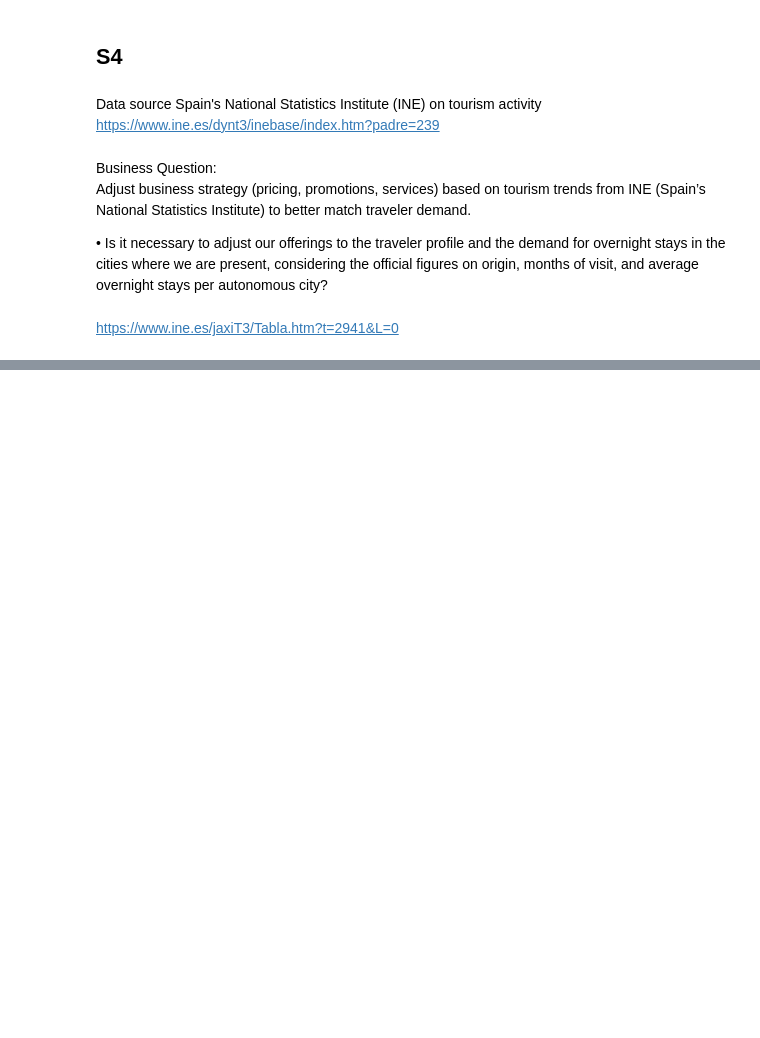
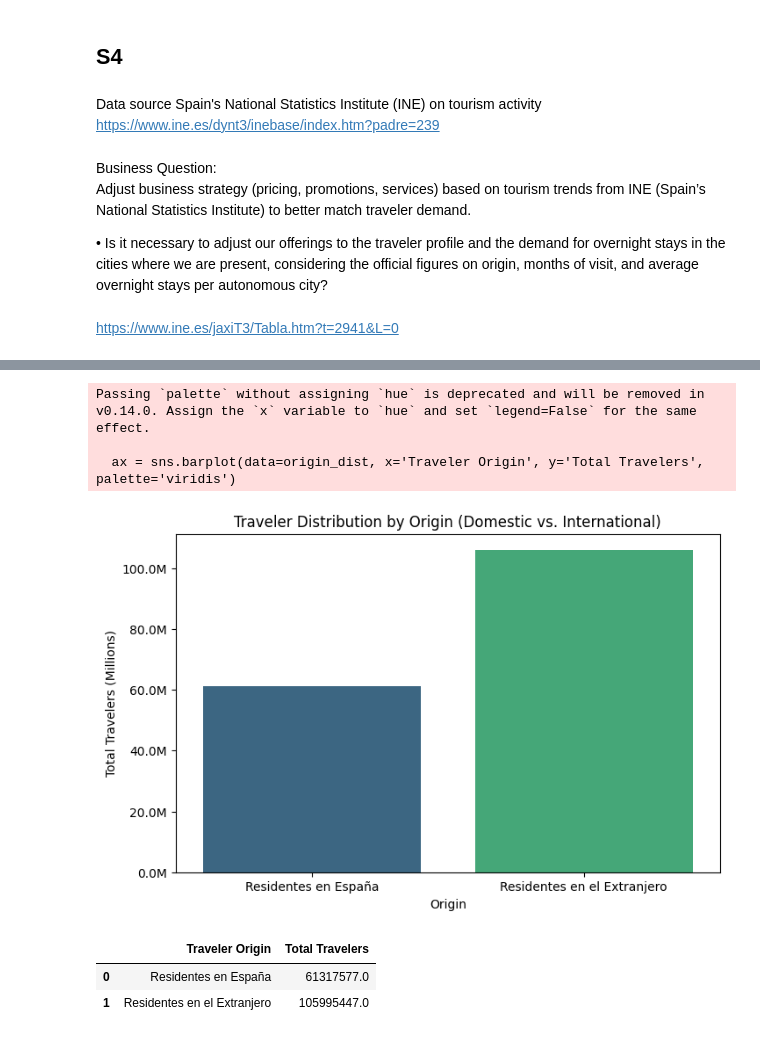
Before and after one commit to luybashu/tourism-accomodations-project, a Jupyter notebook: Scripts/S4_Encuesta de ocupación hotelera.ipynb, the cells around one changed output, grey strips where cells are left out. Drawn from its saved outputs; the diff is of its cells as text; code cells hidden in the pictures; blank space fills up the shorter version.

```diff
--- a/Scripts/S4_Encuesta de ocupación hotelera.ipynb
+++ b/Scripts/S4_Encuesta de ocupación hotelera.ipynb
@@ -135,12 +280,28 @@ df_final['Month'] = df_final['Month'].map(month_map)
 # %%
 origin_dist = df_final.groupby('Traveler Origin')['Total Travelers'].sum().reset_index()
 
 plt.figure(figsize=(8, 5))
-sns.barplot(data=origin_dist, x='Traveler Origin', y='Total Travelers', palette='viridis')
+ax = sns.barplot(data=origin_dist, x='Traveler Origin', y='Total Travelers', palette='viridis')
+
+ax.yaxis.set_major_formatter(
+    plt.FuncFormatter(lambda x, pos: f'{x/1_000_000:.1f}M')
+)
+
 plt.title("Traveler Distribution by Origin (Domestic vs. International)")
 plt.ylabel("Total Travelers (Millions)")
 plt.xlabel("Origin")
 plt.show()
+# %% [output]
+Passing `palette` without assigning `hue` is deprecated and will be removed in v0.14.0. Assign the `x` variable to `hue` and set `legend=False` for the same effect.
+
+  ax = sns.barplot(data=origin_dist, x='Traveler Origin', y='Total Travelers', palette='viridis')
+[figure, added]
+# %%
+origin_dist
+# %% [output]
+|  | Traveler Origin | Total Travelers |
+| 0 | Residentes en España | 61317577.0 |
+| 1 | Residentes en el Extranjero | 105995447.0 |
 # %%
 regional_stays = df_final.groupby('Comunidades y Ciudades Autónomas')['Total Overnight Stays'].sum()
 regional_avg_stay = df_final.groupby('Comunidades y Ciudades Autónomas')['Avg Stay Duration'].mean()
```
Also changed, not shown: parts of 12 cells of this notebook.
